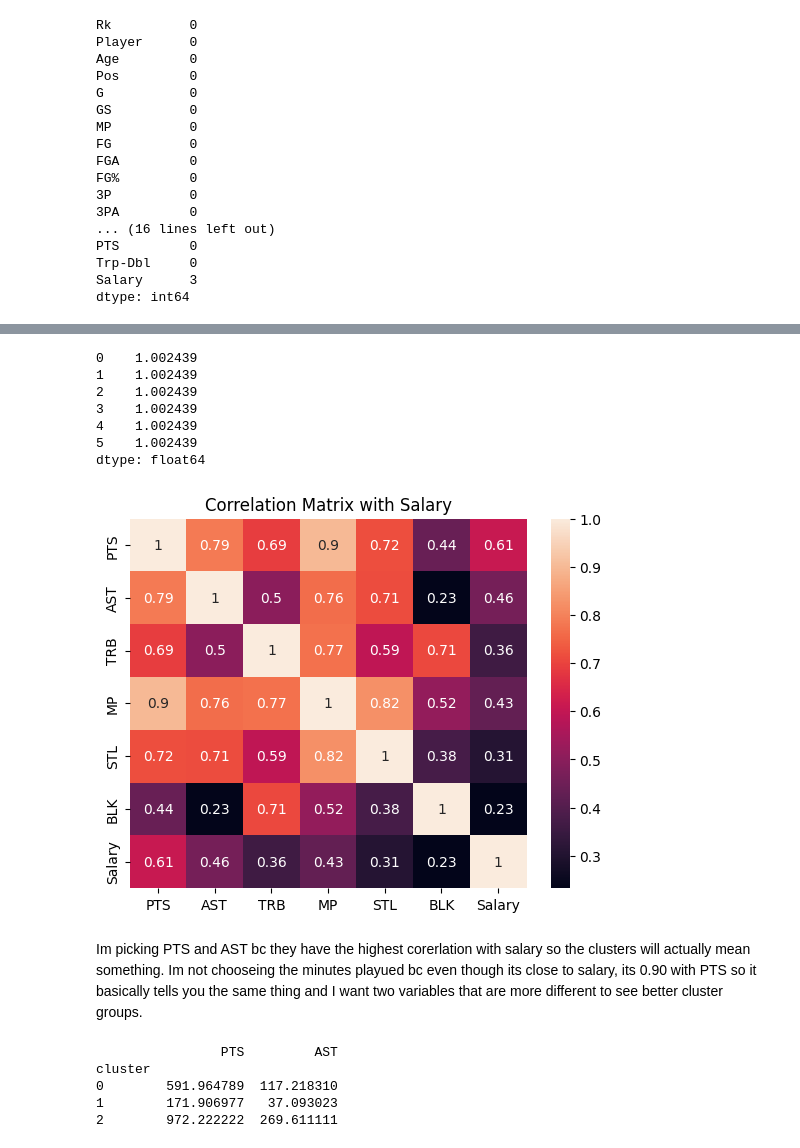
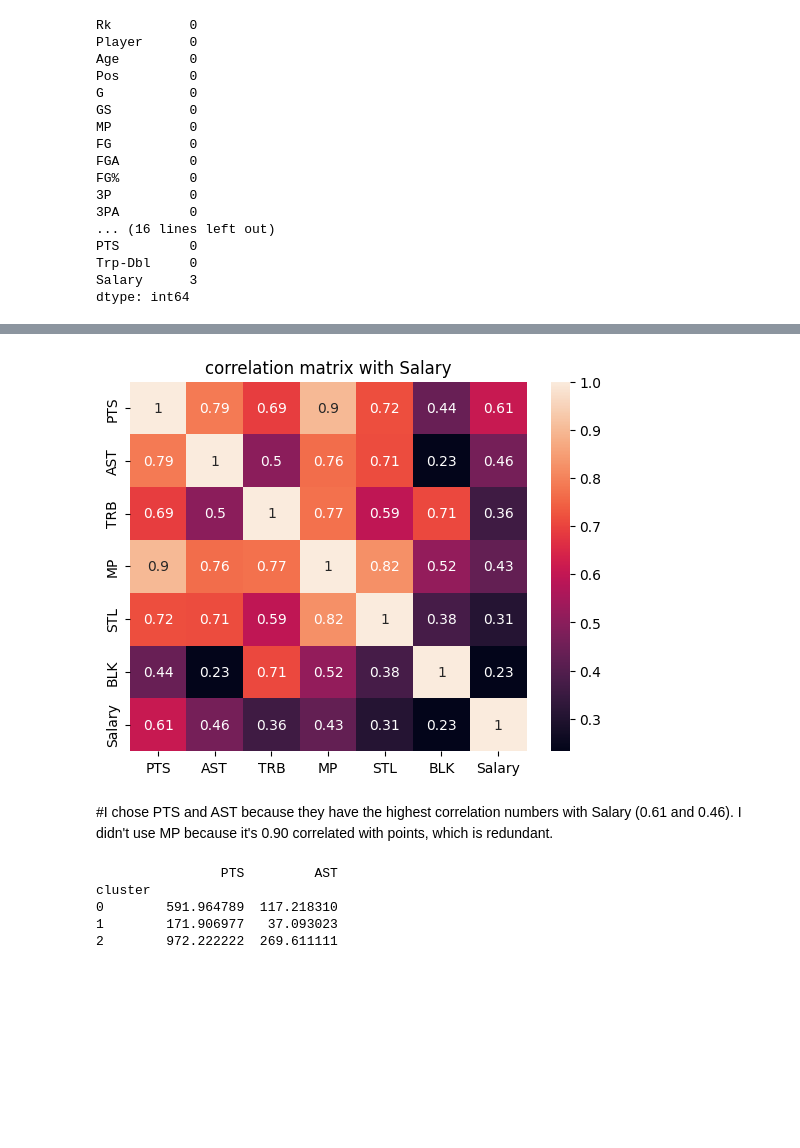
Before and after one commit to kenzkleczynski/week_6_clustering, a Jupyter notebook: Lab-Clustering.ipynb, the cells around one changed output, grey strips where cells are left out. Drawn from its saved outputs; the diff is of its cells as text; code cells hidden in the pictures; blank space fills up the shorter version.

```diff
--- a/Lab-Clustering.ipynb
+++ b/Lab-Clustering.ipynb
@@ -135,36 +147,20 @@ df = df.drop(columns=['2P%','3P%','FT%'])
+# %%
+corrlation = df[['PTS','AST','TRB','MP','STL','BLK','Salary']].corr()
+
+sns.heatmap(corrlation, annot=True) #shows number labels
+plt.title("correlation matrix with Salary")
+plt.show()
+# %% [output]
+[figure, added]
+# %% [markdown]
+#I chose PTS and AST because they have the highest correlation numbers with Salary (0.61 and 0.46). I didn't use MP because it's 0.90 correlated with points, which is redundant.
 # %%
-# search for the best features to use based on high varience and coorelation
+#scale the data
+from sklearn.preprocessing import StandardScaler
 
-#first scale the data
-from sklearn.preprocessing import StandardScaler
-# Scale the data
 features = df[['PTS','AST','TRB','MP','STL','BLK']]
 scaler = StandardScaler()
-scaled_features = scaler.fit_transform(features)
-
-#looking at variation
-hey = pd.DataFrame(scaled_features)
-hey.var()
+scaled_data = scaler.fit_transform(features)
-# %% [output]
-0    1.002439
-1    1.002439
-2    1.002439
-3    1.002439
-4    1.002439
-5    1.002439
-dtype: float64
-# %%
-corrlation = df[['PTS','AST','TRB','MP','STL','BLK','Salary']].corr()
-
-sns.heatmap(corrlation, annot=True) #shows number labels
-plt.title("Correlation Matrix with Salary")
-plt.show()
-
-#
-# %% [output]
-[figure, removed]
-# %% [markdown]
-Im picking PTS and AST bc they have the highest corerlation with salary so the clusters will actually mean something. Im not chooseing the minutes playued bc even though its close to salary, its 0.90 with PTS so it basically tells you the same thing and I want two variables that are more different to see better cluster groups.
 # %%
 #Run the clustering algo with your best guess for K
 
```
Also changed, not shown: parts of 2 cells of this notebook.
